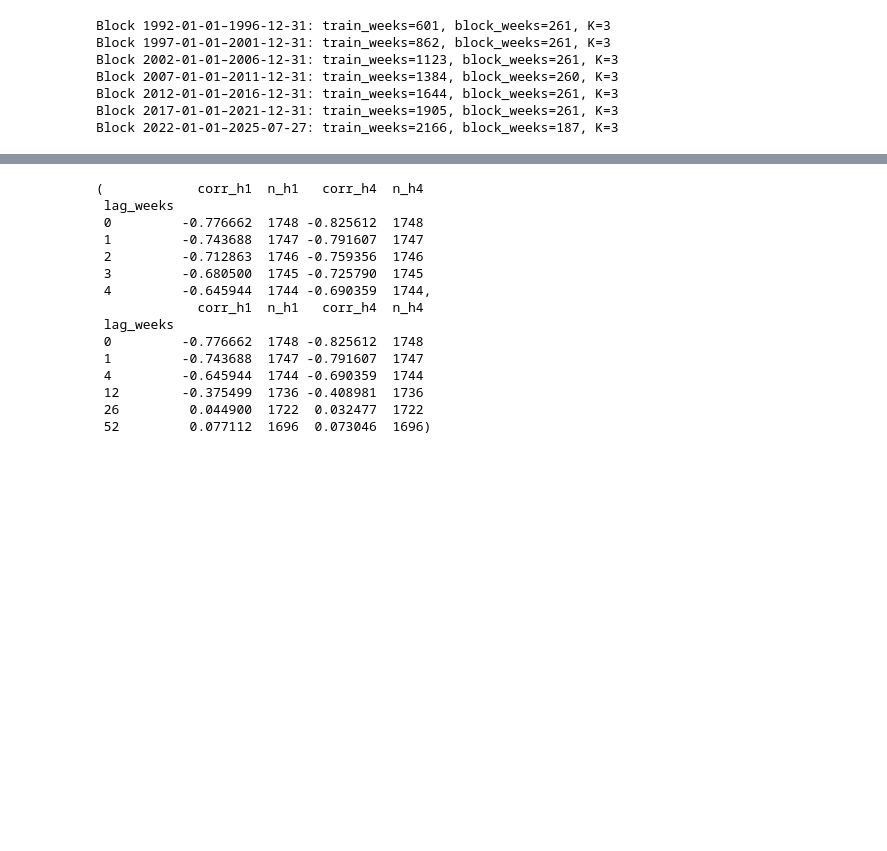
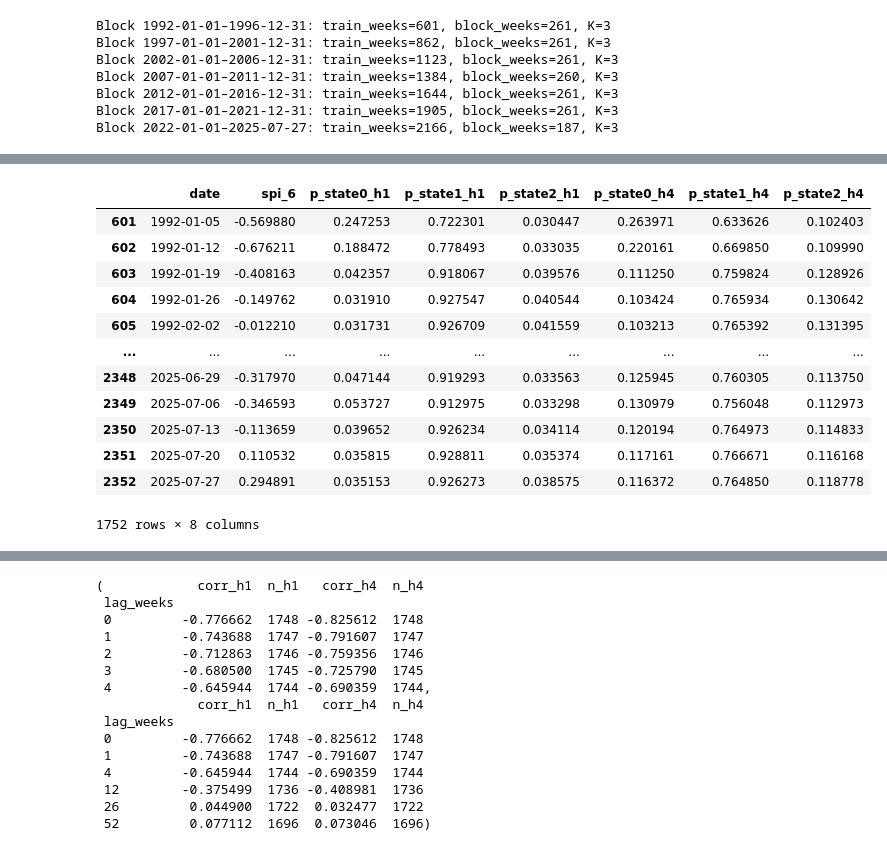
Before and after one commit to anajaz/Incorporating-HMM-for-drough-probability-into-a-LSTM-for-corn-price-prediction, a Jupyter notebook: HMM.ipynb, the cells around one changed output, grey strips where cells are left out. Cells and saved outputs as stored; diff of their text form; code cells hidden in the pictures; blank space fills up the shorter version.

```diff
--- a/HMM.ipynb
+++ b/HMM.ipynb
@@ -448,0 +369,16 @@ data = results.dropna().copy()
+# %%
+data
+# %% [output]
+|  | date | spi_6 | p_state0_h1 | p_state1_h1 | p_state2_h1 | p_state0_h4 | p_state1_h4 | p_state2_h4 |
+| 601 | 1992-01-05 | -0.569880 | 0.247253 | 0.722301 | 0.030447 | 0.263971 | 0.633626 | 0.102403 |
+| 602 | 1992-01-12 | -0.676211 | 0.188472 | 0.778493 | 0.033035 | 0.220161 | 0.669850 | 0.109990 |
+| 603 | 1992-01-19 | -0.408163 | 0.042357 | 0.918067 | 0.039576 | 0.111250 | 0.759824 | 0.128926 |
+| 604 | 1992-01-26 | -0.149762 | 0.031910 | 0.927547 | 0.040544 | 0.103424 | 0.765934 | 0.130642 |
+| 605 | 1992-02-02 | -0.012210 | 0.031731 | 0.926709 | 0.041559 | 0.103213 | 0.765392 | 0.131395 |
+| ... | ... | ... | ... | ... | ... | ... | ... | ... |
+| 2348 | 2025-06-29 | -0.317970 | 0.047144 | 0.919293 | 0.033563 | 0.125945 | 0.760305 | 0.113750 |
+| 2349 | 2025-07-06 | -0.346593 | 0.053727 | 0.912975 | 0.033298 | 0.130979 | 0.756048 | 0.112973 |
+| 2350 | 2025-07-13 | -0.113659 | 0.039652 | 0.926234 | 0.034114 | 0.120194 | 0.764973 | 0.114833 |
+| 2351 | 2025-07-20 | 0.110532 | 0.035815 | 0.928811 | 0.035374 | 0.117161 | 0.766671 | 0.116168 |
+| 2352 | 2025-07-27 | 0.294891 | 0.035153 | 0.926273 | 0.038575 | 0.116372 | 0.764850 | 0.118778 |
+1752 rows × 8 columns
```
Also changed, not shown: parts of 17 cells of this notebook.
